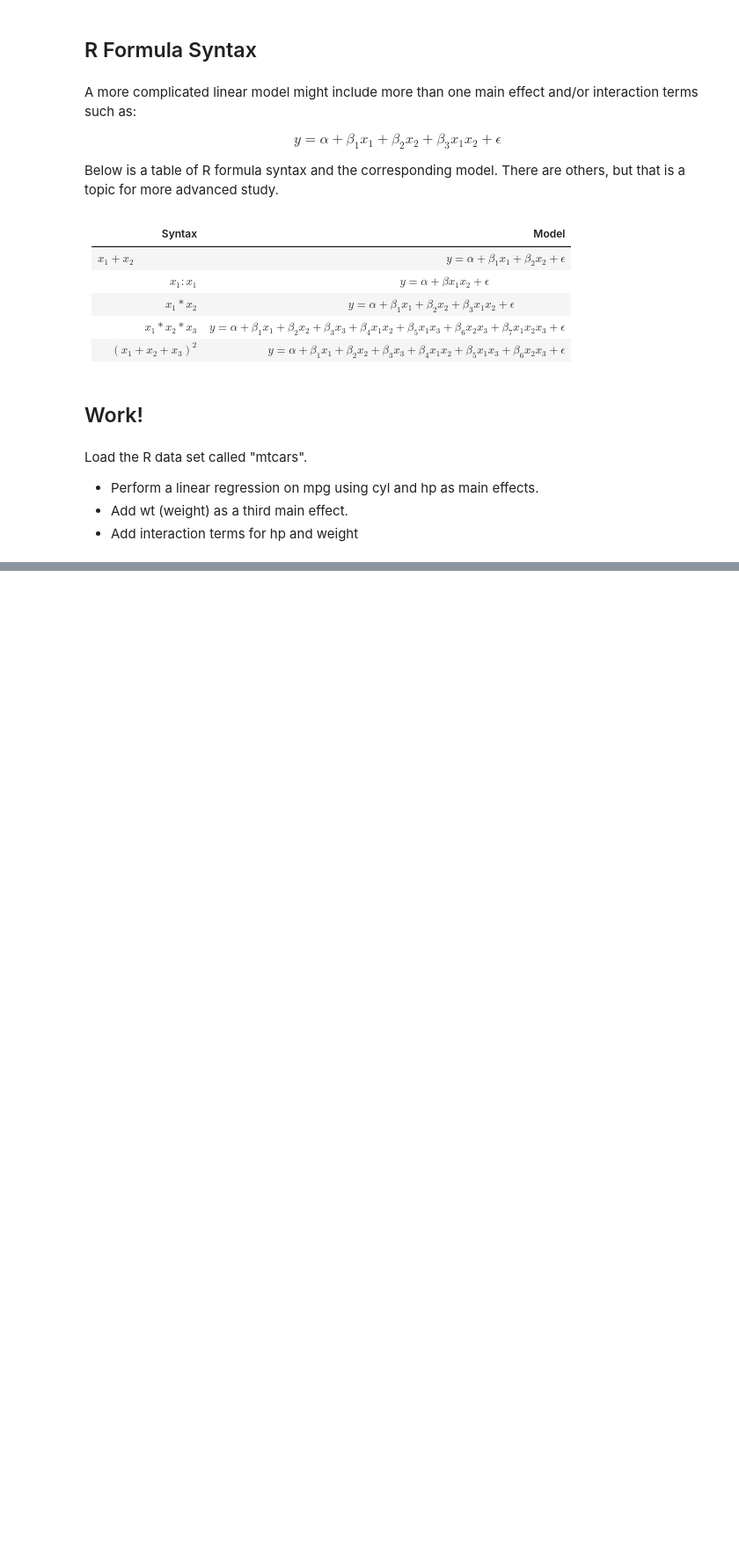
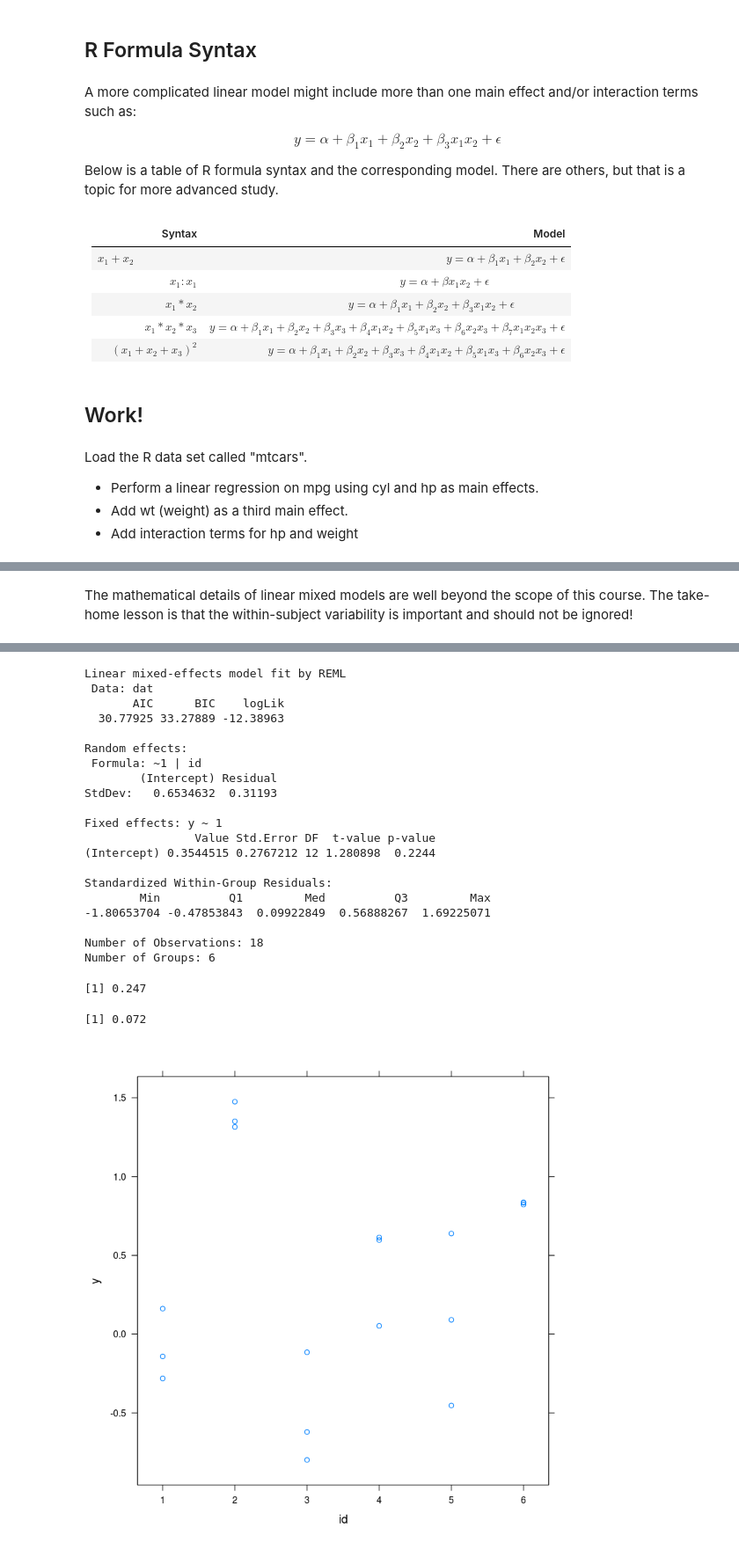
Before and after one commit to duke-biostats/ngs-2015, a Jupyter notebook: Wk1_Tue/RFormulasAndStatisticalModeling.ipynb, the cells around one changed output, grey strips where cells are left out. Shown at 88% size. Saved outputs shown, nothing was run; the diff lists cells and outputs as text; code cells hidden in the pictures; blank space fills up the shorter version.

```diff
--- a/Wk1_Tue/RFormulasAndStatisticalModeling.ipynb
+++ b/Wk1_Tue/RFormulasAndStatisticalModeling.ipynb
@@ -122,0 +235,41 @@ Load the R data set called "mtcars".
+# %% [markdown]
+The mathematical details of linear mixed models are well beyond the scope of this course. The take-home lesson is that the within-subject variability is important and should not be ignored!
+# %%
+sim.ranef=function(nk,n,se,sb,verbose=FALSE)
+    {
+        # n exp units with nk replicates each
+        N=n*nk
+        e=rnorm(N,0,se)
+        b=rep(rnorm(n,0,sb),each=nk)
+        id=rep(1:n,each=nk)
+        y=0+e+b
+        dat=data.frame(id,b,e,y)
+        mod0=summary(lm(y~1,data=dat))
+        mod1=summary(lme(y~1,random=~1|id,data=dat))
+        pval0=mod0$coef["(Intercept)","Pr(>|t|)"]
+        pval1=mod1$tTable["(Intercept)","p-value"]
+        if(verbose)
+            {
+                out=list(dat,mod0,mod1)
+            }
+        else
+            {
+                out=c(pval0,pval1)
+            }
+        out
+    }
+# %%
+set.seed(210)
+ex1=sim.ranef(3,6,0.25,0.5,verbose=TRUE)
+ex1[[1]]
+xyplot(y~id,data=ex1[[1]])
+ex1[[2]]
+ex1[[3]]
+
+set.seed(210)
+B=1000
+res=replicate(B,sim.ranef(3,6,0.25,0.5,verbose=FALSE))
+mean(res[1,]<0.05)
+mean(res[2,]<0.05)
+rm(B)
+# %% [output]
@@ -122,0 +307,23 @@ Load the R data set called "mtcars".
+Linear mixed-effects model fit by REML
+ Data: dat
+       AIC      BIC    logLik
+  30.77925 33.27889 -12.38963
+
+Random effects:
+ Formula: ~1 | id
+        (Intercept) Residual
+StdDev:   0.6534632  0.31193
+
+Fixed effects: y ~ 1
+                Value Std.Error DF  t-value p-value
+(Intercept) 0.3544515 0.2767212 12 1.280898  0.2244
+
+Standardized Within-Group Residuals:
+        Min          Q1         Med          Q3         Max
+-1.80653704 -0.47853843  0.09922849  0.56888267  1.69225071
+
+Number of Observations: 18
+Number of Groups: 6
+[1] 0.247
+[1] 0.072
+[figure, added]
```
Also changed, not shown: parts of 17 cells of this notebook.
